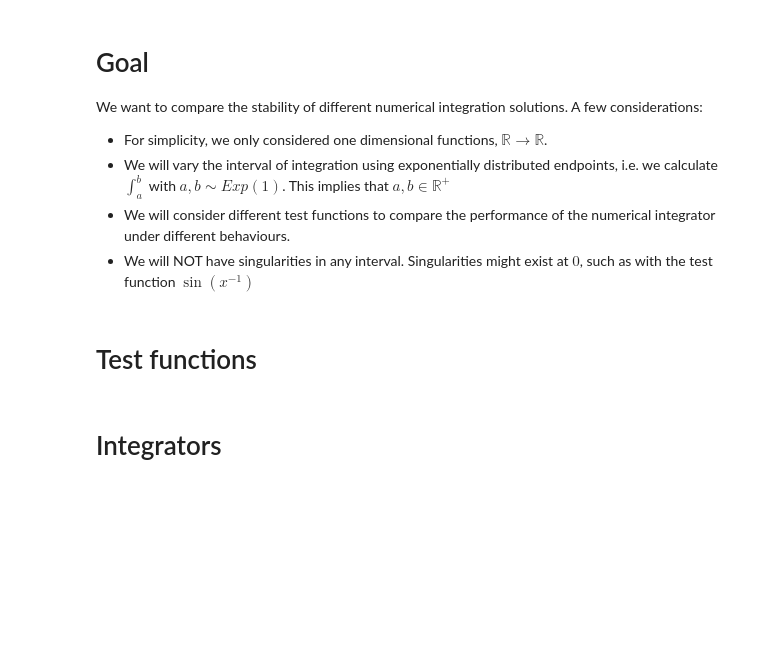
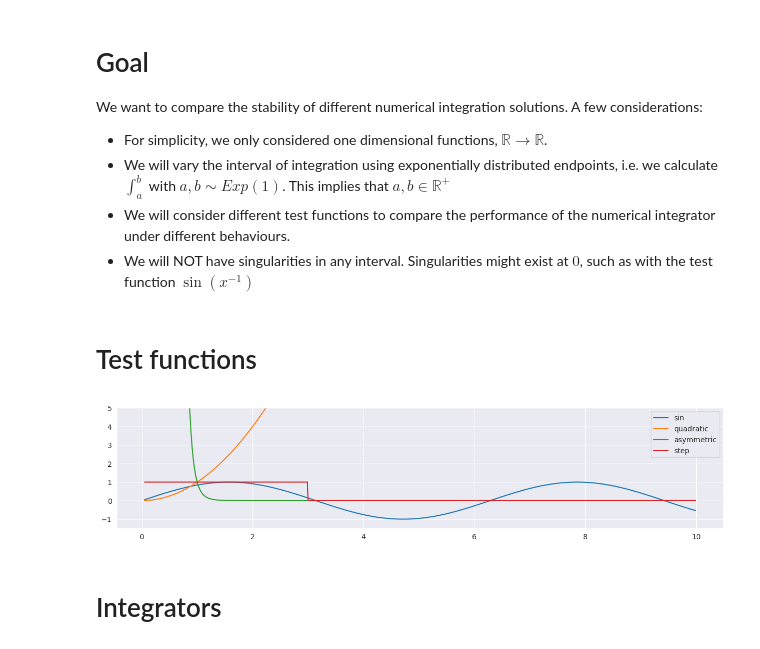
Before and after one commit to migueltorrescosta/notebooks, a Jupyter notebook: Scribbles/NumericalIntegration.ipynb, the cells around one changed output. Saved outputs shown, nothing was run; the diff lists cells and outputs as text; code cells hidden in the pictures; blank space fills up the shorter version.

```diff
--- a/Scribbles/NumericalIntegration.ipynb
+++ b/Scribbles/NumericalIntegration.ipynb
@@ -32,4 +32,18 @@ test_functions = [
 ]
+# %%
+import matplotlib.pyplot as plt
+import numpy as np
+
+x = np.arange(0.05,10,.01)
+
+plt.figure(figsize=(15,3))
+for function in test_functions:
+        plt.plot(x, [function.distribution(z) for z in x], label = function.name)
+plt.legend()
+plt.ylim(-1.5, 5)
+plt.show()
+# %% [output]
+[figure, added]
 # %% [markdown]
 # Integrators
 # %%
```
Also changed, not shown: parts of 7 cells of this notebook.
